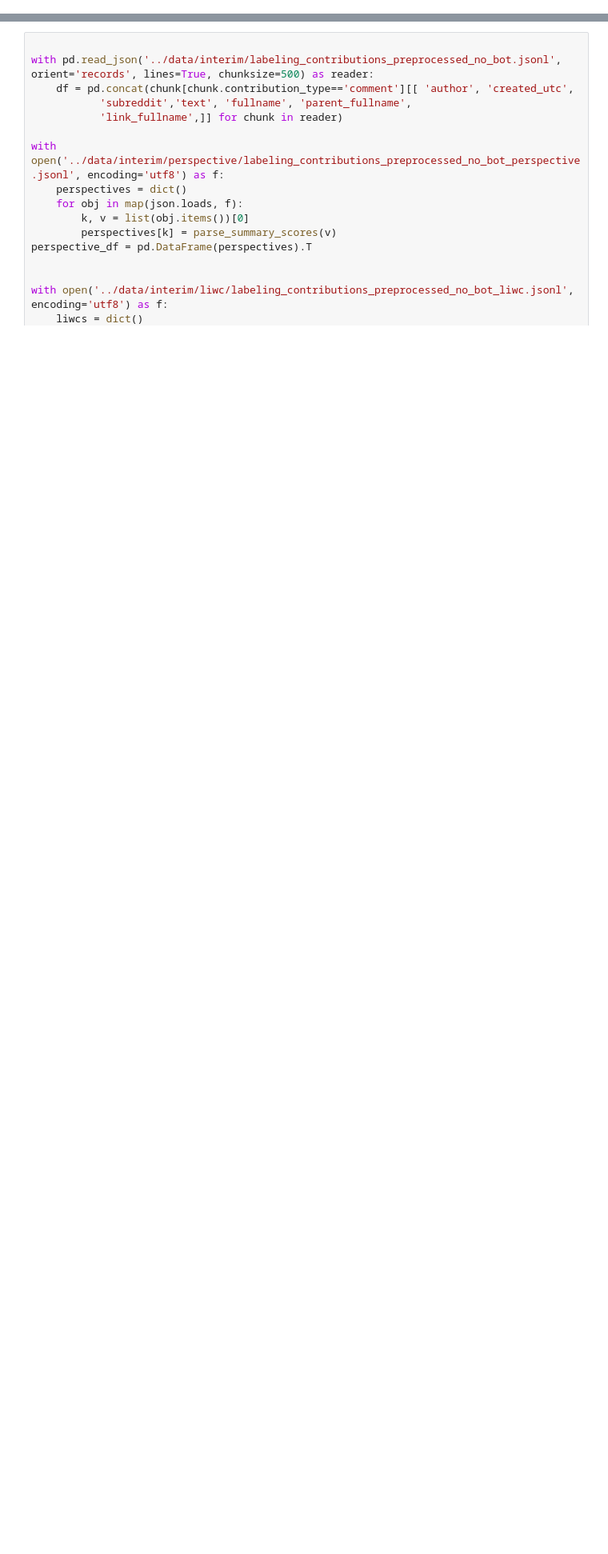
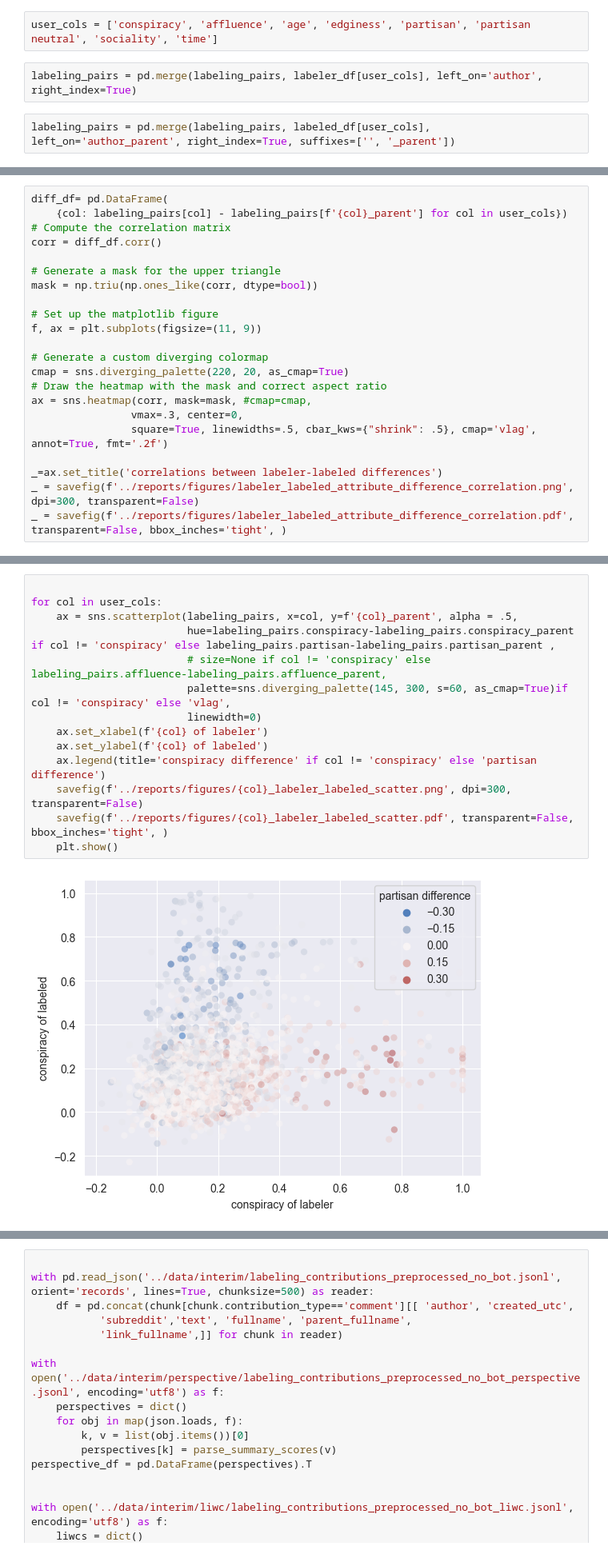
Before and after one commit to hide-ous/thrutherstoo, a Jupyter notebook: notebooks/visualize_labeling_correlates.ipynb, the cells around one changed output, grey strips where cells are left out. Shown at 80% size. Saved outputs shown, nothing was run; the diff lists cells and outputs as text; blank space fills up the shorter version.

Commit message:
* notebook for exploring direct labeling

```diff
--- a/notebooks/visualize_labeling_correlates.ipynb
+++ b/notebooks/visualize_labeling_correlates.ipynb
@@ -9,0 +60,6 @@ from src.features.perspective import parse_summary_scores
+# %%
+user_cols = ['conspiracy', 'affluence', 'age', 'edginess', 'partisan', 'partisan neutral', 'sociality', 'time']
+# %%
+labeling_pairs = pd.merge(labeling_pairs, labeler_df[user_cols], left_on='author', right_index=True)
+# %%
+labeling_pairs = pd.merge(labeling_pairs, labeled_df[user_cols], left_on='author_parent', right_index=True, suffixes=['', '_parent'])
@@ -9,0 +113,22 @@ from src.features.perspective import parse_summary_scores
+# %%
+diff_df= pd.DataFrame(
+    {col: labeling_pairs[col] - labeling_pairs[f'{col}_parent'] for col in user_cols})
+# Compute the correlation matrix
+corr = diff_df.corr()
+
+# Generate a mask for the upper triangle
+mask = np.triu(np.ones_like(corr, dtype=bool))
+
+# Set up the matplotlib figure
+f, ax = plt.subplots(figsize=(11, 9))
+
+# Generate a custom diverging colormap
+cmap = sns.diverging_palette(220, 20, as_cmap=True)
+# Draw the heatmap with the mask and correct aspect ratio
+ax = sns.heatmap(corr, mask=mask, #cmap=cmap,
+                vmax=.3, center=0,
+                square=True, linewidths=.5, cbar_kws={"shrink": .5}, cmap='vlag', annot=True, fmt='.2f')
+
+_=ax.set_title('correlations between labeler-labeled differences')
+_ = savefig(f'../reports/figures/labeler_labeled_attribute_difference_correlation.png', dpi=300, transparent=False)
+_ = savefig(f'../reports/figures/labeler_labeled_attribute_difference_correlation.pdf', transparent=False, bbox_inches='tight', )
@@ -9,0 +137,16 @@ from src.features.perspective import parse_summary_scores
+# %%
+
+for col in user_cols:
+    ax = sns.scatterplot(labeling_pairs, x=col, y=f'{col}_parent', alpha = .5,
+                         hue=labeling_pairs.conspiracy-labeling_pairs.conspiracy_parent if col != 'conspiracy' else labeling_pairs.partisan-labeling_pairs.partisan_parent ,
+                         # size=None if col != 'conspiracy' else labeling_pairs.affluence-labeling_pairs.affluence_parent,
+                         palette=sns.diverging_palette(145, 300, s=60, as_cmap=True)if col != 'conspiracy' else 'vlag',
+                         linewidth=0)
+    ax.set_xlabel(f'{col} of labeler')
+    ax.set_ylabel(f'{col} of labeled')
+    ax.legend(title='conspiracy difference' if col != 'conspiracy' else 'partisan difference')
+    savefig(f'../reports/figures/{col}_labeler_labeled_scatter.png', dpi=300, transparent=False)
+    savefig(f'../reports/figures/{col}_labeler_labeled_scatter.pdf', transparent=False, bbox_inches='tight', )
+    plt.show()
+# %% [output]
+[figure, added]
```
Also changed, not shown: parts of 28 cells of this notebook, 22 other files.
